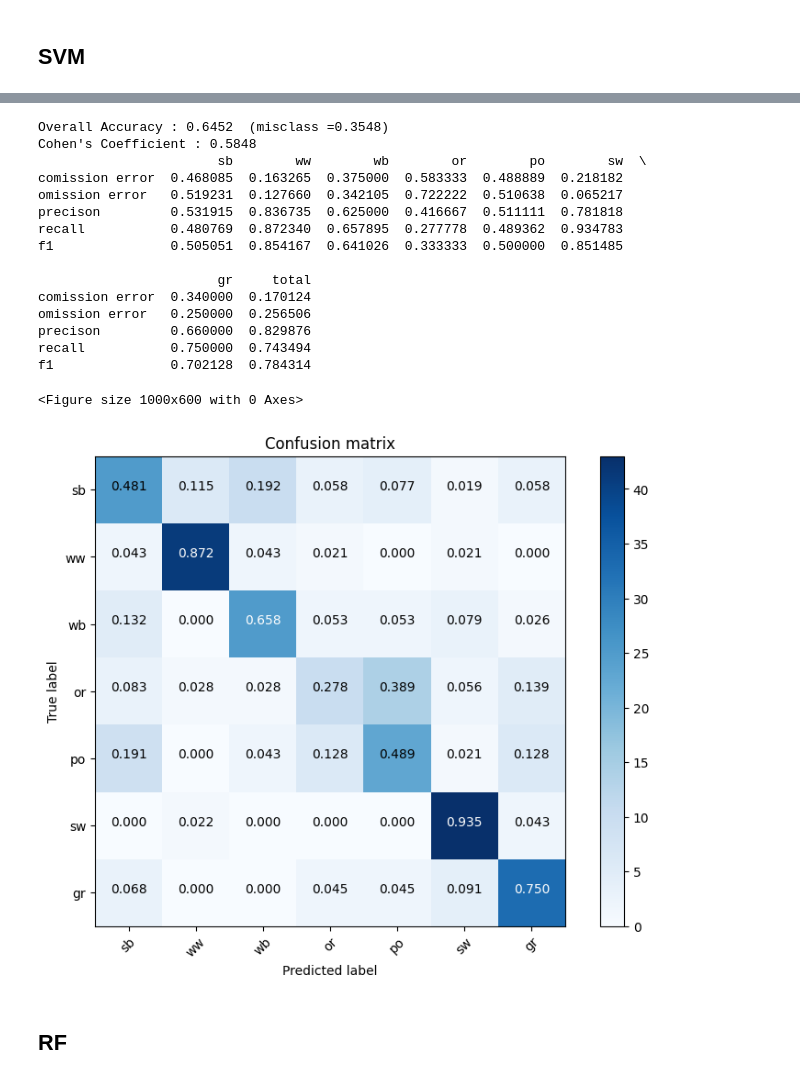
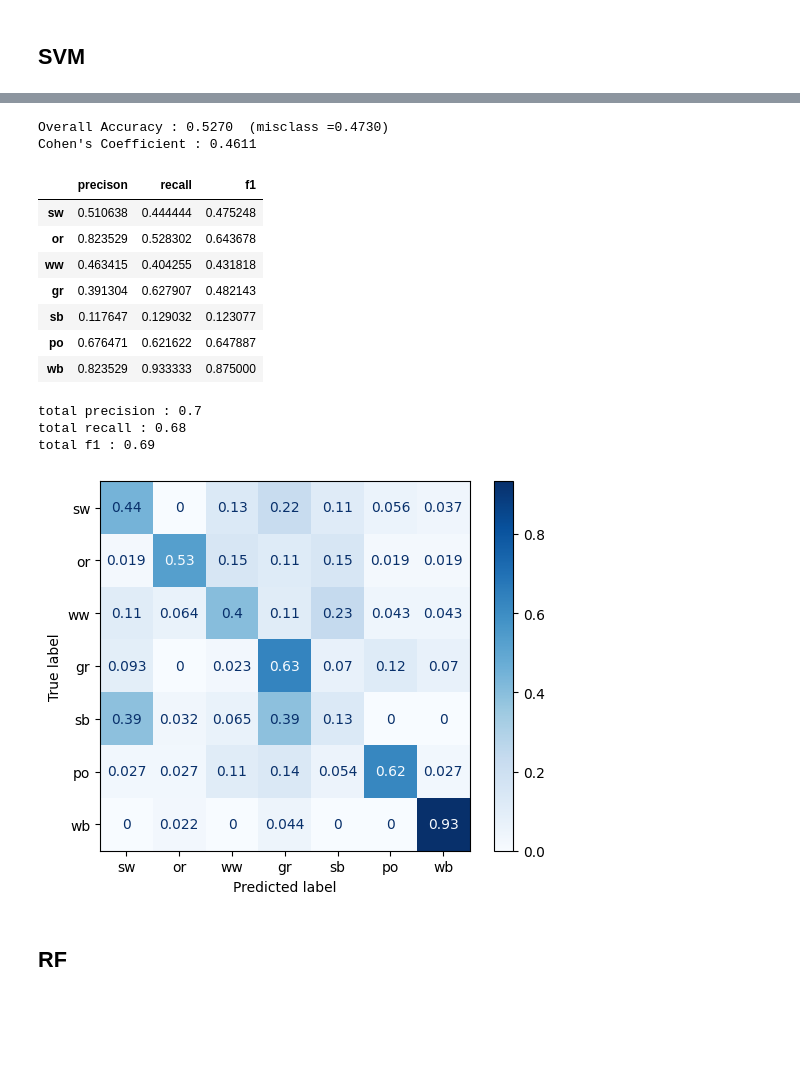
Before and after one commit to SighyQuelo/Crop_Classification, a Jupyter notebook: Models.ipynb, the cells around one changed output, grey strips where cells are left out. Cells and saved outputs as stored; diff of their text form; code cells hidden in the pictures; blank space fills up the shorter version.

Commit message:
errors correction and code simplification

```diff
--- a/Models.ipynb
+++ b/Models.ipynb
@@ -249,0 +114,34 @@ def accuracy_metrics(cropcode_true, cropcode_predicted, class_names, data_name,
+# %%
+from sklearn.metrics import confusion_matrix, cohen_kappa_score, ConfusionMatrixDisplay, precision_recall_fscore_support
+import pandas as pd
+
+def accuracy_metrics(cropcode_true, cropcode_predicted, class_names):
+  conf_mx = confusion_matrix(cropcode_true, cropcode_predicted, labels=class_names, normalize='true')
+  # cm = confusion_matrix(cropcode_true, cropcode_predicted, labels=class_names, normalize='true')
+  disp = ConfusionMatrixDisplay(conf_mx, display_labels=class_names)
+  disp.plot(cmap='Blues')
+
+  accuracy = np.trace(conf_mx) / float(np.sum(conf_mx))
+  print("Overall Accuracy : {:0.4f}  (misclass ={:0.4f})".format(accuracy, 1-accuracy))
+  kappa = cohen_kappa_score(cropcode_true, cropcode_predicted)
+  print("Cohen's Coefficient : {:0.4f}".format(kappa))
+
+  k = 0; Fp = 0; Fn = 0; Tp = 0
+  d = {}
+  for i in class_names:
+    t = conf_mx[k, k]
+    Tp= Tp+t
+    Fp = Fp + np.sum(conf_mx[k, 0:k])
+    Fn = Fn + np.sum(conf_mx[k, k+1:len(class_names)])
+    k = k+1
+
+  d['precison'], d['recall'], d['f1'], _ = precision_recall_fscore_support(cropcode_true, cropcode_predicted, labels=class_names)
+
+  df = pd.DataFrame(data=d, index=class_names)
+  display(df)
+
+  print("total precision : "+str(round(Tp/(Fp+Tp),2))+'\n'+
+        "total recall : "+str(round(Tp/(Fn+Tp),2))+'\n'+
+        "total f1 : "+str(round((2*Tp)/(2*Tp+Fn+Fp),2)))
+
+  return conf_mx, df, accuracy, kappa
@@ -254,7 +185,7 @@ def accuracy_metrics(cropcode_true, cropcode_predicted, class_names, data_name,
 # %%
 # read and create dataset struct
 data = np.load("DataSet/data_21_01_jul.npz", allow_pickle=True)
-DS = Dataset(data, 16)
+DS = Dataset(data)
 # %%
 # print info
 DS.print_info()
@@ -317,26 +248,23 @@ Accuracy on testing set= 0.04
 # %%
 ker = 'linear' #best kernel
 clf = svm.SVC(kernel=ker)
 clf.fit(DS.stats_train, DS.cropcode_train)
 prediction = clf.predict(DS.stats_test)
 
 # confusion matrix and accuracy metrics
-accuracy_metrics( DS.cropcode_test, prediction, DS.class_names, 'results/SVM/result_svm_21_01_jul', ['SVM', 'kernel='+ker])
+conf_mx, df, accuracy, kappa = accuracy_metrics(DS.cropcode_test, prediction, DS.class_names)
 # %% [output]
-Overall Accuracy : 0.6452  (misclass =0.3548)
-Cohen's Coefficient : 0.5848
-                       sb        ww        wb        or        po        sw  \
-comission error  0.468085  0.163265  0.375000  0.583333  0.488889  0.218182
-omission error   0.519231  0.127660  0.342105  0.722222  0.510638  0.065217
-precison         0.531915  0.836735  0.625000  0.416667  0.511111  0.781818
-recall           0.480769  0.872340  0.657895  0.277778  0.489362  0.934783
-f1               0.505051  0.854167  0.641026  0.333333  0.500000  0.851485
-
-                       gr     total
-comission error  0.340000  0.170124
-omission error   0.250000  0.256506
-precison         0.660000  0.829876
-recall           0.750000  0.743494
-f1               0.702128  0.784314
+Overall Accuracy : 0.5270  (misclass =0.4730)
+Cohen's Coefficient : 0.4611
+|  | precison | recall | f1 |
+| sw | 0.510638 | 0.444444 | 0.475248 |
+| or | 0.823529 | 0.528302 | 0.643678 |
+| ww | 0.463415 | 0.404255 | 0.431818 |
+| gr | 0.391304 | 0.627907 | 0.482143 |
+| sb | 0.117647 | 0.129032 | 0.123077 |
+| po | 0.676471 | 0.621622 | 0.647887 |
+| wb | 0.823529 | 0.933333 | 0.875000 |
-<Figure size 1000x600 with 0 Axes>
+total precision : 0.7
+total recall : 0.68
+total f1 : 0.69
-[figure, old version]
+[figure, new version]
```
Also changed, not shown: parts of 12 cells of this notebook, 1 other file.
